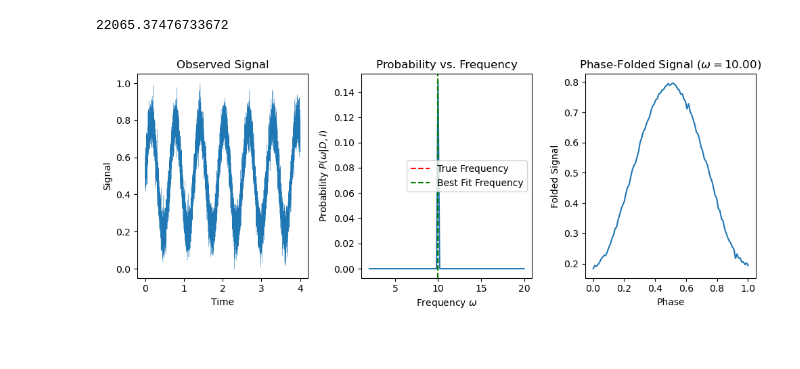
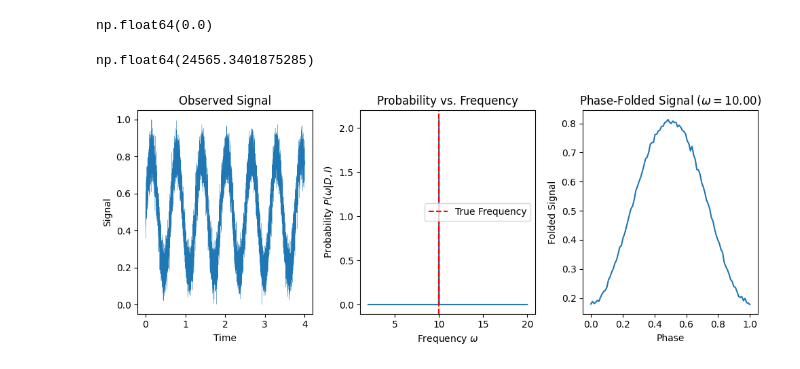
Before and after one commit to chikaranabla/finding_exoplanet-project3-, a Jupyter notebook: rigorous_signal_detect.ipynb, the cells around one changed output. Cells and saved outputs as stored; diff of their text form; code cells hidden in the pictures.

```diff
--- a/rigorous_signal_detect.ipynb
+++ b/rigorous_signal_detect.ipynb
@@ -16,15 +16,25 @@ uncerts = np.ones_like(signal) * 0.1
 omega_min = 2
 omega_max = 20
 max_spacing = 1/(2*np.pi * time_total) #* Largest space between omega values to ensure no peaks are missed
-num_omega = 100#math.ceil((omega_max - omega_min) / max_spacing)
+num_omega = 1000#math.ceil((omega_max - omega_min) / max_spacing)
 # print(f"Sampling {num_omega} omega values between {omega_min} and {omega_max}")
 Omega = np.linspace(omega_min, omega_max, num_omega)
 
-Phi = np.linspace(0, 2*np.pi, 20)
+Phi = np.linspace(0, 2*np.pi, 2)
 
 M = np.arange(2, 13)
 
+starttime = time.perf_counter()
 log_P_D = calculate_logprob(t, signal, uncerts, Omega, Phi, M, r_min=0, r_max=1)
+slow_duration = time.perf_counter() - starttime
+
+starttime = time.perf_counter()
+log_P_D_fast = calculate_logprob_fast(t, signal, uncerts, Omega, Phi, M, r_min=0, r_max=1)
+fast_duration = time.perf_counter() - starttime
+
+print(f"Slow duration: {slow_duration:.2f} s")
+print(f"Fast duration: {fast_duration:.2f} s")
+
 P_w, log_offset = marginalize_Phi_M(log_P_D, Omega, Phi, M, omega_min, omega_max)
 # plt.plot(Omega, P_D_marginalized)
 # plt.show()
@@ -31,37 +48,41 @@ P_w, log_offset = marginalize_Phi_M(log_P_D, Omega, Phi, M, omega_min, omega_max
+# %%
+np.sum(np.abs(log_P_D - log_P_D_fast))
+# %% [output]
+np.float64(0.0)
 # %%
 log_odds_ratio(log_P_D, log_P_constant(t, signal, uncerts, A_min=0, A_max=1), Omega, Phi, M, omega_min, omega_max)
 # %% [output]
-22065.37476733672
+np.float64(24565.3401875285)
 # %%
 fig, axs = plt.subplots(1, 3, figsize=(10, 4))
 
 omega_best = best_omega(Omega, P_w)
 num_bins_display = 100
 folded_signal, bin_phases = phase_fold(t, signal, omega=omega_best, phi=np.pi/2, num_bins=num_bins_display, reduction='mean')
 
 # First subplot: the signal versus time
 axs[0].plot(t, signal, lw=0.2)
 axs[0].set_xlabel('Time')
 axs[0].set_ylabel('Signal')
 axs[0].set_title('Observed Signal')
 
 # Second subplot: Omega vs. Pw (current plot)
 axs[1].plot(Omega, P_w)
 axs[1].axvline(x=omega_true, color='r', linestyle='--', label='True Frequency')
-axs[1].axvline(x=omega_best, color='g', linestyle='--', label='Best Fit Frequency')
+# axs[1].axvline(x=omega_best, color='g', linestyle='--', label='Best Fit Frequency')
 axs[1].set_xlabel(r'Frequency $\omega$')
 axs[1].set_ylabel(r"Probability $P(\omega | D, I)$")
 axs[1].legend()
 axs[1].set_title('Probability vs. Frequency')
 axs[1].ticklabel_format(axis='y', style='sci')
 
 # Third subplot: Phase-folded signal using best-fit frequency
 axs[2].plot(bin_phases, folded_signal)
 axs[2].set_xlabel('Phase')
 axs[2].set_ylabel('Folded Signal')
 axs[2].set_title(rf'Phase-Folded Signal ($\omega={omega_best:.2f}$)')
 
 plt.tight_layout()
 plt.show()
 # %% [output]
-[figure, old version]
+[figure, new version]
```
Also changed, not shown: parts of 1 cell of this notebook, 2 other files.
